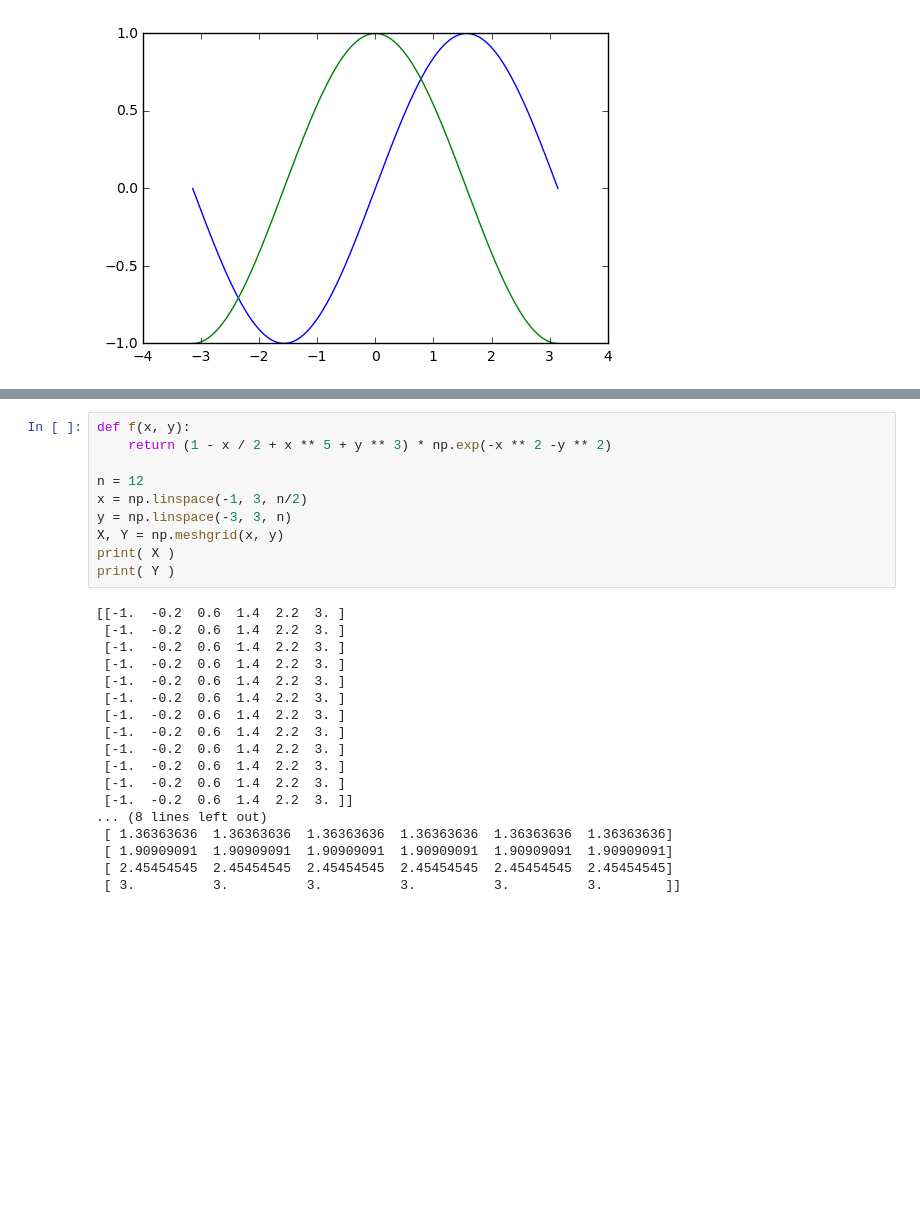
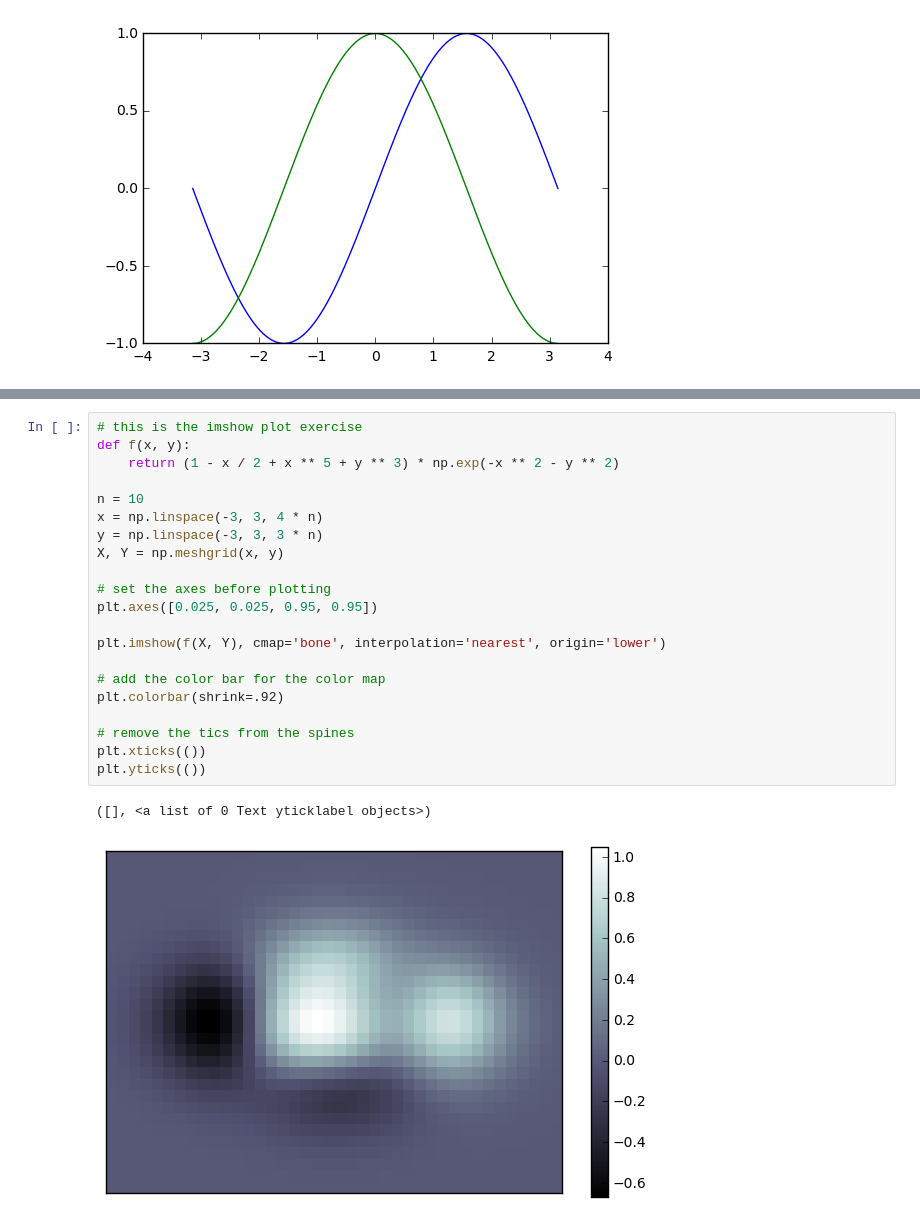
Before and after one commit to chapman-cs510-2016f/cw-07-eric_lance, a Jupyter notebook: matplot-tutorial.ipynb, the cells around one changed output, grey strips where cells are left out. Saved outputs shown, nothing was run; the diff lists cells and outputs as text; blank space fills up the shorter version.

```diff
--- a/matplot-tutorial.ipynb
+++ b/matplot-tutorial.ipynb
@@ -110,28 +185,24 @@ In this next segment, we will toy with additional customization of the plot, inc
 # %%
+# this is the imshow plot exercise
 def f(x, y):
-    return (1 - x / 2 + x ** 5 + y ** 3) * np.exp(-x ** 2 -y ** 2)
+    return (1 - x / 2 + x ** 5 + y ** 3) * np.exp(-x ** 2 - y ** 2)
 
-n = 12
-x = np.linspace(-1, 3, n/2)
-y = np.linspace(-3, 3, n)
+n = 10
+x = np.linspace(-3, 3, 4 * n)
+y = np.linspace(-3, 3, 3 * n)
 X, Y = np.meshgrid(x, y)
-print( X )
-print( Y )
+
+# set the axes before plotting
+plt.axes([0.025, 0.025, 0.95, 0.95])
+
+plt.imshow(f(X, Y), cmap='bone', interpolation='nearest', origin='lower')
+
+# add the color bar for the color map
+plt.colorbar(shrink=.92)
+
+# remove the tics from the spines
+plt.xticks(())
+plt.yticks(())
 # %% [output]
-[[-1.  -0.2  0.6  1.4  2.2  3. ]
- [-1.  -0.2  0.6  1.4  2.2  3. ]
- [-1.  -0.2  0.6  1.4  2.2  3. ]
- [-1.  -0.2  0.6  1.4  2.2  3. ]
- [-1.  -0.2  0.6  1.4  2.2  3. ]
- [-1.  -0.2  0.6  1.4  2.2  3. ]
- [-1.  -0.2  0.6  1.4  2.2  3. ]
- [-1.  -0.2  0.6  1.4  2.2  3. ]
- [-1.  -0.2  0.6  1.4  2.2  3. ]
- [-1.  -0.2  0.6  1.4  2.2  3. ]
- [-1.  -0.2  0.6  1.4  2.2  3. ]
- [-1.  -0.2  0.6  1.4  2.2  3. ]]
-... (8 lines left out)
- [ 1.36363636  1.36363636  1.36363636  1.36363636  1.36363636  1.36363636]
- [ 1.90909091  1.90909091  1.90909091  1.90909091  1.90909091  1.90909091]
- [ 2.45454545  2.45454545  2.45454545  2.45454545  2.45454545  2.45454545]
- [ 3.          3.          3.          3.          3.          3.        ]]
+([], <a list of 0 Text yticklabel objects>)
+[figure, added]
```
Also changed, not shown: parts of 7 cells of this notebook.
